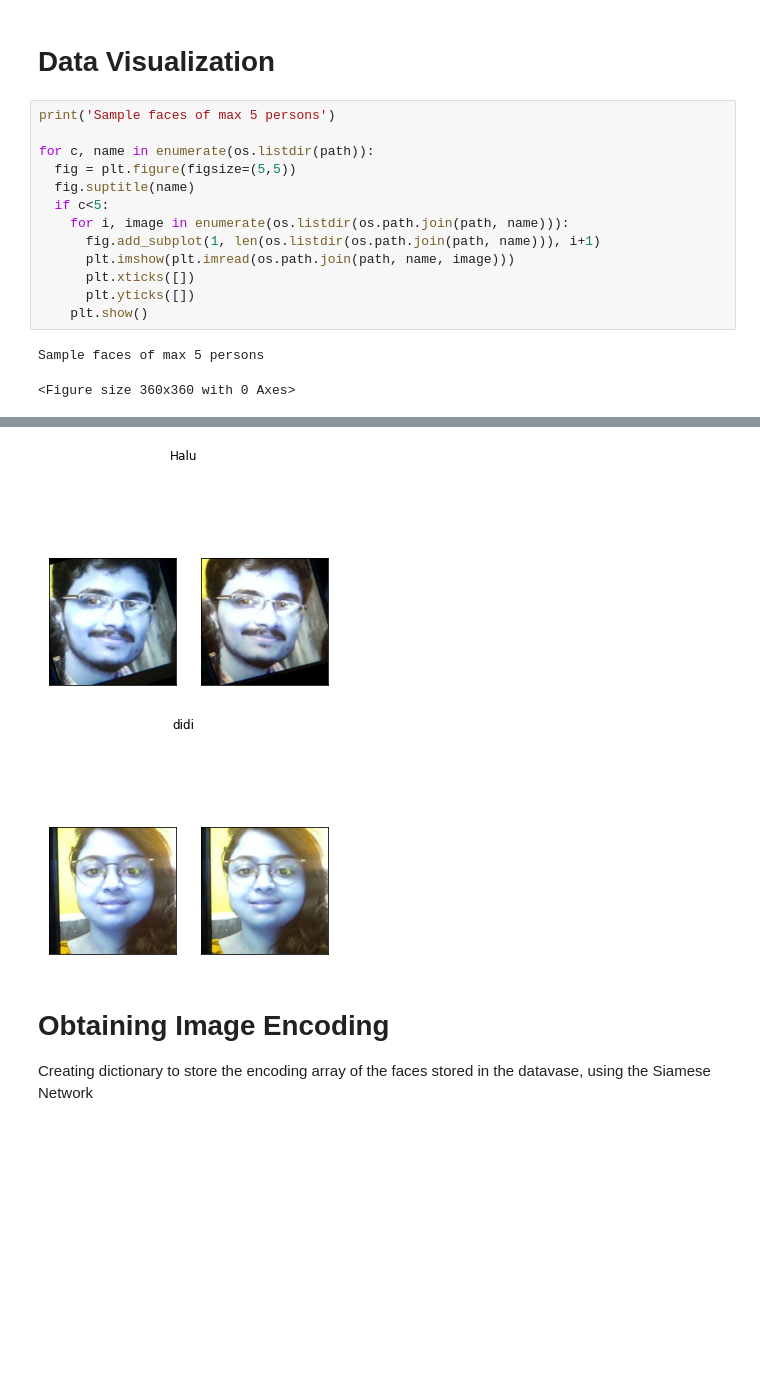
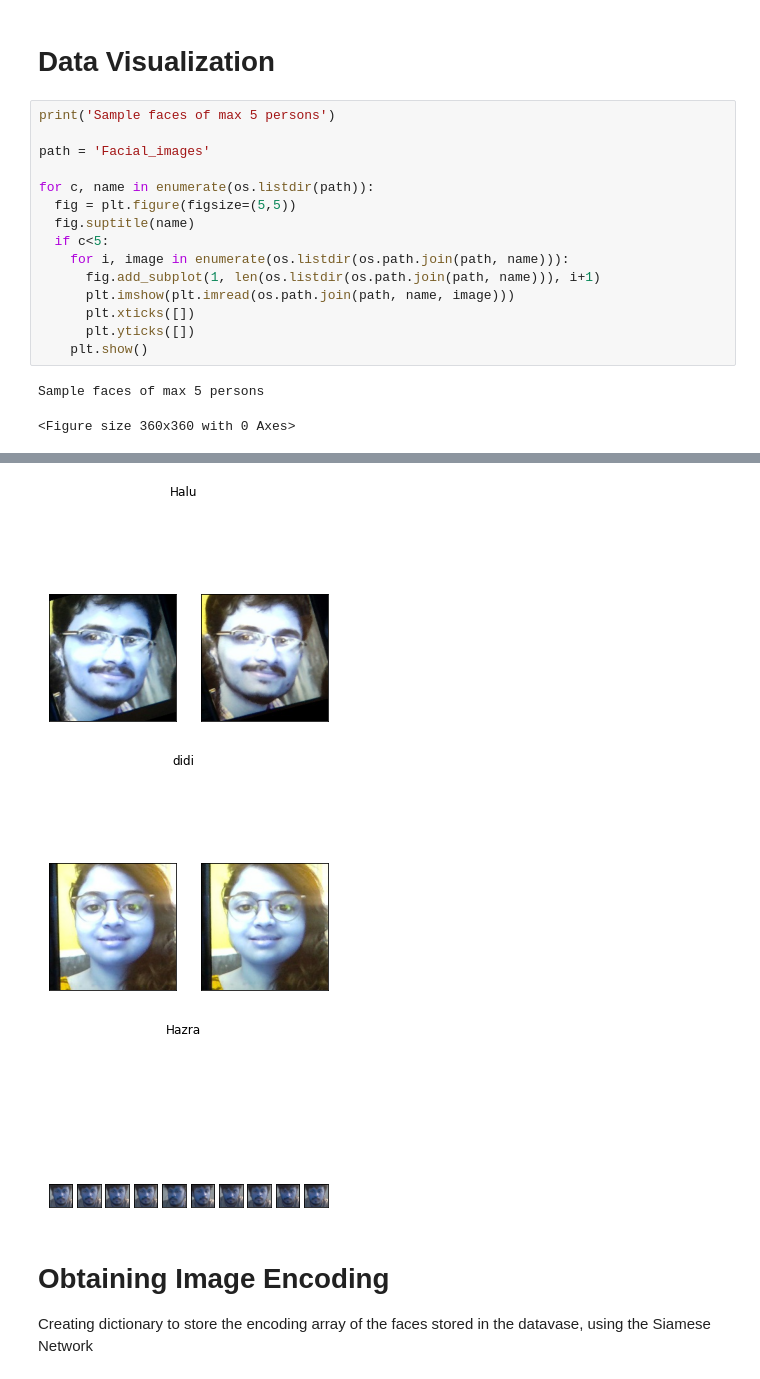
Before and after one commit to sayan0506/Real-Time-Face-Recognition-Using-Siamese-Network-with-Triplet-Loss-in-Keras, a Jupyter notebook: Copy_of_Face_Recognizer_using_imagenet.ipynb, the cells around one changed output, grey strips where cells are left out. Drawn from its saved outputs; the diff is of its cells as text; blank space fills up the shorter version.

```diff
--- a/Copy_of_Face_Recognizer_using_imagenet.ipynb
+++ b/Copy_of_Face_Recognizer_using_imagenet.ipynb
@@ -169,23 +182,26 @@ Press 1 to proceed with another person, 0 to exit0
 # Data Visualization
 # %%
 print('Sample faces of max 5 persons')
+
+path = 'Facial_images'
 
 for c, name in enumerate(os.listdir(path)):
   fig = plt.figure(figsize=(5,5))
   fig.suptitle(name)
   if c<5:
     for i, image in enumerate(os.listdir(os.path.join(path, name))):
       fig.add_subplot(1, len(os.listdir(os.path.join(path, name))), i+1)
       plt.imshow(plt.imread(os.path.join(path, name, image)))
       plt.xticks([])
       plt.yticks([])
     plt.show()
 # %% [output]
 Sample faces of max 5 persons
 <Figure size 360x360 with 0 Axes>
 [figure]
 [figure]
 [figure]
+[figure, added]
 # %% [markdown]
 # Obtaining Image Encoding
 
```
Also changed, not shown: parts of 27 cells of this notebook.
